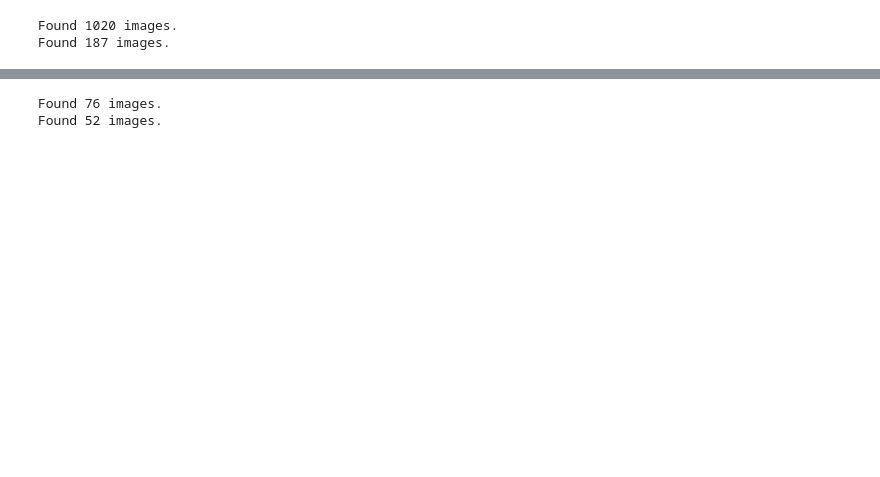
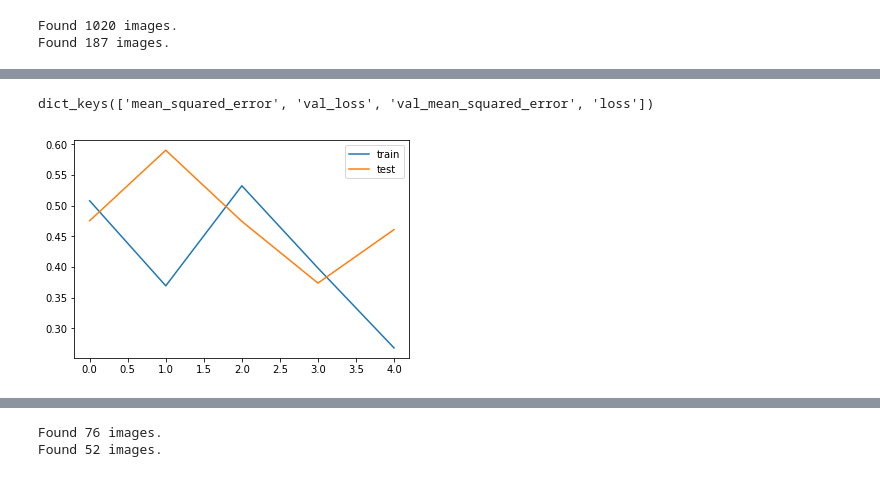
Before and after one commit to shoyasaxa/Comparing-Physical-Attractiveness-of-Employees-Across-Companies, a Jupyter notebook: Model Attractiveness.ipynb, the cells around one changed output, grey strips where cells are left out. Cells and saved outputs as stored; diff of their text form; code cells hidden in the pictures; blank space fills up the shorter version.

```diff
--- a/Model Attractiveness.ipynb
+++ b/Model Attractiveness.ipynb
@@ -122,3 +141,12 @@ dict_keys(['loss'])
+# %%
+print(history.history.keys())
+plt.plot(history.history['mean_squared_error'],label="train")
+plt.plot(history.history['val_mean_squared_error'],label="test")
+plt.legend()
+plt.show();
+# %% [output]
+dict_keys(['mean_squared_error', 'val_loss', 'val_mean_squared_error', 'loss'])
+[figure, added]
 # %%
 loss = model.evaluate_generator(generator=test_generator)
 # %%
```
Also changed, not shown: parts of 9 cells of this notebook.
